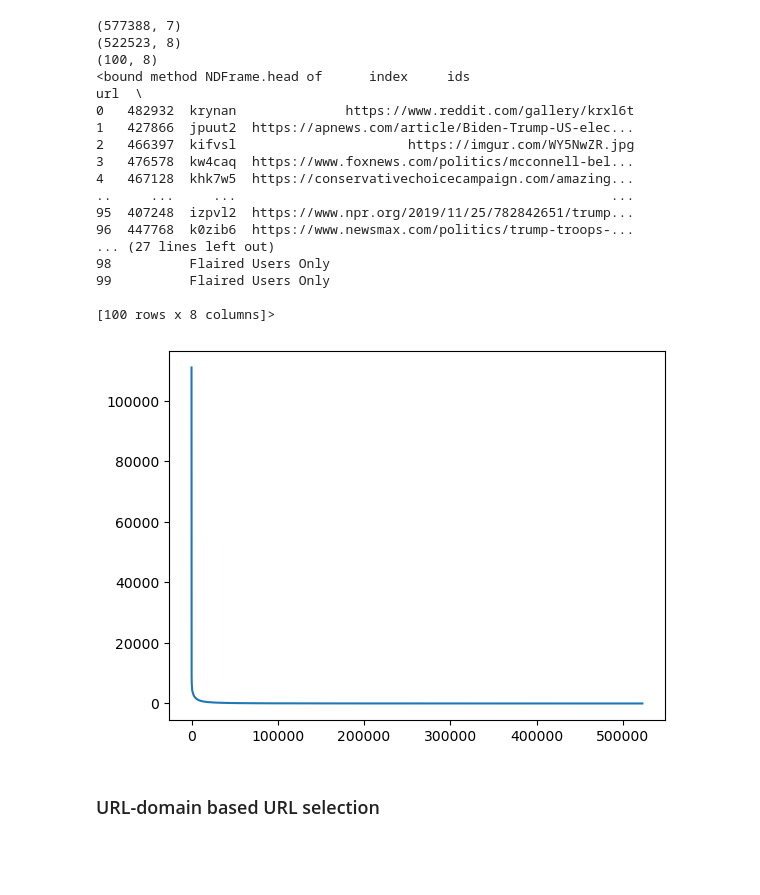
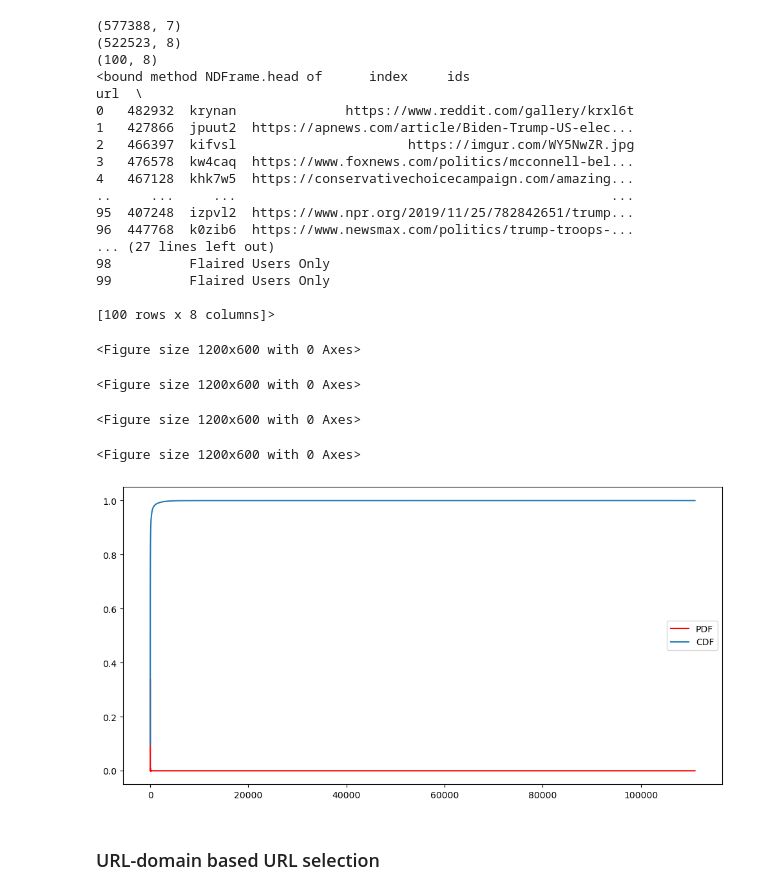
Before and after one commit to ADCLab/RedditIdeologyDB, a Jupyter notebook: Exploratory Data Analysis.ipynb, the cells around one changed output. Saved outputs shown, nothing was run; the diff lists cells and outputs as text; code cells hidden in the pictures; blank space fills up the shorter version.

```diff
--- a/Exploratory Data Analysis.ipynb
+++ b/Exploratory Data Analysis.ipynb
@@ -78,12 +100,36 @@ con_df_upvote_top100.to_csv("../ids_urls_submission_Conservative_from_1202154642
 99          Flaired Users Only
 
 [100 rows x 8 columns]>
-# %%
-# plot conserv upvote distribution
-con_df_upvote.num_upvotes.plot.line()
-plt.show()
-# %% [output]
-[figure, removed]
+# %%
+# # plot conserv upvote distribution
+# plt.figure(figsize=(12, 6))
+# con_df_upvote.num_upvotes.plot.line()
+# plt.show()
+
+# # plot PDF of upvotes
+# plt.figure(figsize=(12, 6))
+# con_df_upvote.num_upvotes.plot.kde()
+# plt.show()
+
+# plot CDF of upvotes
+plt.figure(figsize=(12, 6))
+count, bins_count = np.histogram(con_df.num_upvotes.values, bins=len(con_df.num_upvotes.values))
+# finding the PDF of the histogram using count values
+pdf = count / sum(count)
+# using numpy np.cumsum to calculate the CDF
+# We can also find using the PDF values by looping and adding
+cdf = np.cumsum(pdf)
+# plotting PDF and CDF
+plt.plot(bins_count[1:], pdf, color="red", label="PDF")
+plt.plot(bins_count[1:], cdf, label="CDF")
+plt.legend()
+plt.show()
+# %% [output]
+<Figure size 1200x600 with 0 Axes>
+<Figure size 1200x600 with 0 Axes>
+<Figure size 1200x600 with 0 Axes>
+<Figure size 1200x600 with 0 Axes>
+[figure, added]
 # %% [markdown]
 ### URL-domain based URL selection
 # %%
```
Also changed, not shown: parts of 10 cells of this notebook.
